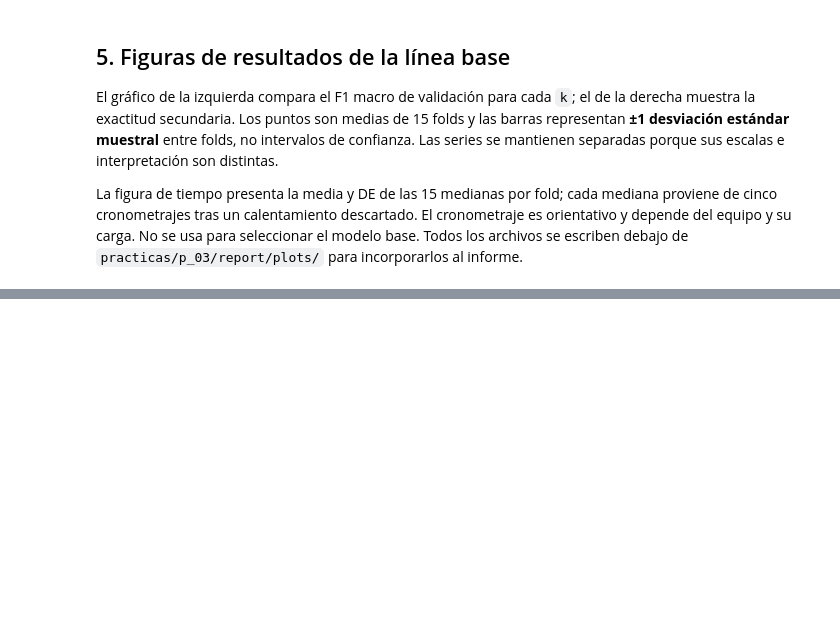
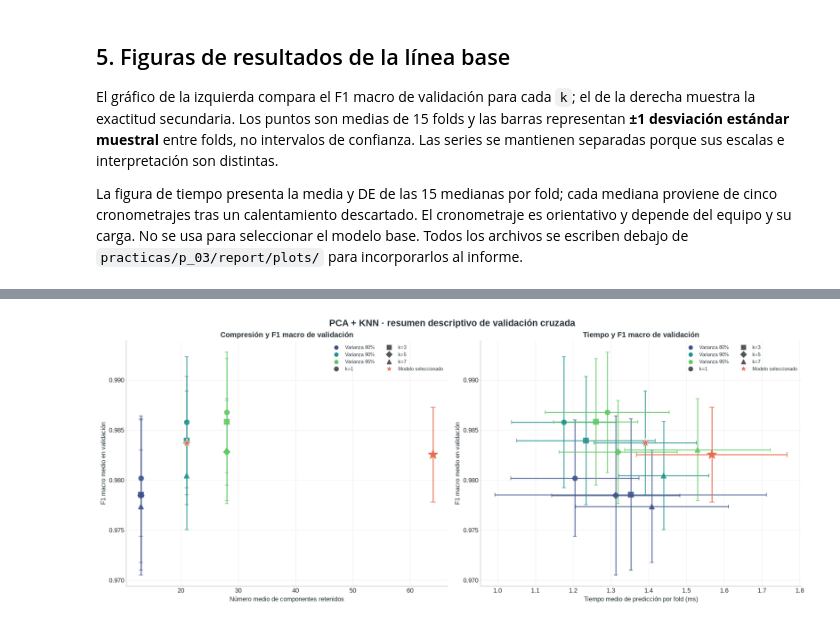
Before and after one commit to ldan-dev/ml_team, a Jupyter notebook: practicas/p_03/code/main_a.ipynb, the cells around one changed output, grey strips where cells are left out. Cells and saved outputs as stored; diff of their text form; code cells hidden in the pictures; blank space fills up the shorter version.

```diff
--- a/practicas/p_03/code/main_a.ipynb
+++ b/practicas/p_03/code/main_a.ipynb
@@ -622,0 +933,94 @@ Figuras guardadas:
+# %%
+variance_palette = dict(
+    zip(PCA_VARIANCE_TARGETS, sns.color_palette("viridis", n_colors=len(PCA_VARIANCE_TARGETS)))
+)
+k_markers = {1: "o", 3: "s", 5: "D", 7: "^"}
+fig, axes = plt.subplots(1, 2, figsize=(16, 6.5), constrained_layout=True)
+
+for ax, x_mean_metric, x_std_metric, xlabel, title in (
+    (
+        axes[0],
+        "n_components_retained_mean",
+        "n_components_retained_std",
+        "Número medio de componentes retenidos",
+        "Compresión y F1 macro de validación",
+    ),
+    (
+        axes[1],
+        "prediction_ms_median_mean",
+        "prediction_ms_median_std",
+        "Tiempo medio de predicción por fold (ms)",
+        "Tiempo y F1 macro de validación",
+    ),
+):
+    for variance_target in PCA_VARIANCE_TARGETS:
+        subset = pca_summary.loc[pca_summary["variance_target"].eq(variance_target)]
+        for _, row in subset.iterrows():
+            ax.errorbar(
+                row[x_mean_metric],
+                row["f1_macro_validation_mean"],
+                xerr=row[x_std_metric],
+                yerr=row["f1_macro_validation_std"],
+                fmt=k_markers[int(row["k"])],
+                color=variance_palette[variance_target],
+                markersize=8,
+                capsize=3,
+                alpha=0.86,
+            )
+    ax.set(title=title, xlabel=xlabel, ylabel="F1 macro medio en validación")
+    ax.grid(alpha=0.25)
+
+base_selected = base_summary.loc[base_summary["k"].eq(int(selected_base["k"]))].iloc[0]
+axes[0].errorbar(
+    int(base_selected["n_features"]),
+    base_selected["f1_macro_validation_mean"],
+    yerr=base_selected["f1_macro_validation_std"],
+    fmt="*",
+    color="#E76F51",
+    markersize=16,
+    capsize=4,
+    label="KNN base seleccionada",
+    zorder=5,
+)
+axes[1].errorbar(
+    base_selected["prediction_ms_median_mean"],
+    base_selected["f1_macro_validation_mean"],
+    xerr=base_selected["prediction_ms_median_std"],
+    yerr=base_selected["f1_macro_validation_std"],
+    fmt="*",
+    color="#E76F51",
+    markersize=16,
+    capsize=4,
+    label="KNN base seleccionada",
+    zorder=5,
+)
+selected_x = float(selected_proposal["n_components_retained_mean"])
+selected_y = float(selected_proposal["f1_macro_validation_mean"])
+selected_time = float(selected_proposal["prediction_ms_median_mean"])
+axes[0].scatter([selected_x], [selected_y], marker="*", s=230, color="#E76F51", edgecolor="white", linewidth=0.8, label="PCA+KNN seleccionada", zorder=6)
+axes[1].scatter([selected_time], [selected_y], marker="*", s=230, color="#E76F51", edgecolor="white", linewidth=0.8, label="PCA+KNN seleccionada", zorder=6)
+
+legend_handles = [
+    plt.Line2D([0], [0], marker="o", color="w", markerfacecolor=variance_palette[target], markersize=8, label=f"Varianza {target:.0%}")
+    for target in PCA_VARIANCE_TARGETS
+]
+legend_handles.extend(
+    plt.Line2D([0], [0], marker=marker, color="#555555", linestyle="None", markersize=7, label=f"k={k}")
+    for k, marker in k_markers.items()
+)
+legend_handles.extend(
+    [
+        plt.Line2D([0], [0], marker="*", color="w", markerfacecolor="#E76F51", markersize=13, label="Modelo seleccionado"),
+    ]
+)
+for ax in axes:
+    ax.legend(handles=legend_handles, frameon=False, fontsize=8, ncol=2)
+fig.suptitle("PCA + KNN · resumen descriptivo de validación cruzada", fontsize=15, fontweight="bold")
+fig.savefig(PLOTS_DIR / "pca_knn_tradeoff_cv.png", bbox_inches="tight")
+plt.show()
+
+print("Gráficas de pareja 2 guardadas:")
+for plot_path in (PLOTS_DIR / "pca_scree_pair2.png", PLOTS_DIR / "pca_knn_tradeoff_cv.png"):
+    print(f"- {plot_path.relative_to(PROJECT_DIR)} ({plot_path.stat().st_size:,} bytes)")
+# %% [output]
+[figure, added]
```
Also changed, not shown: parts of 10 cells of this notebook, 10 other files.
